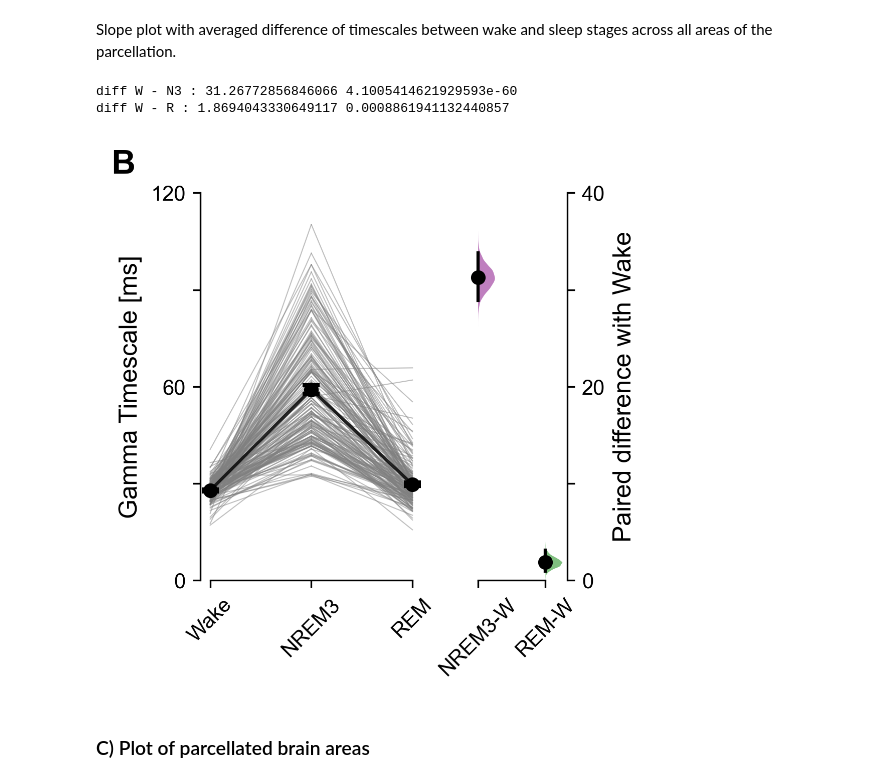
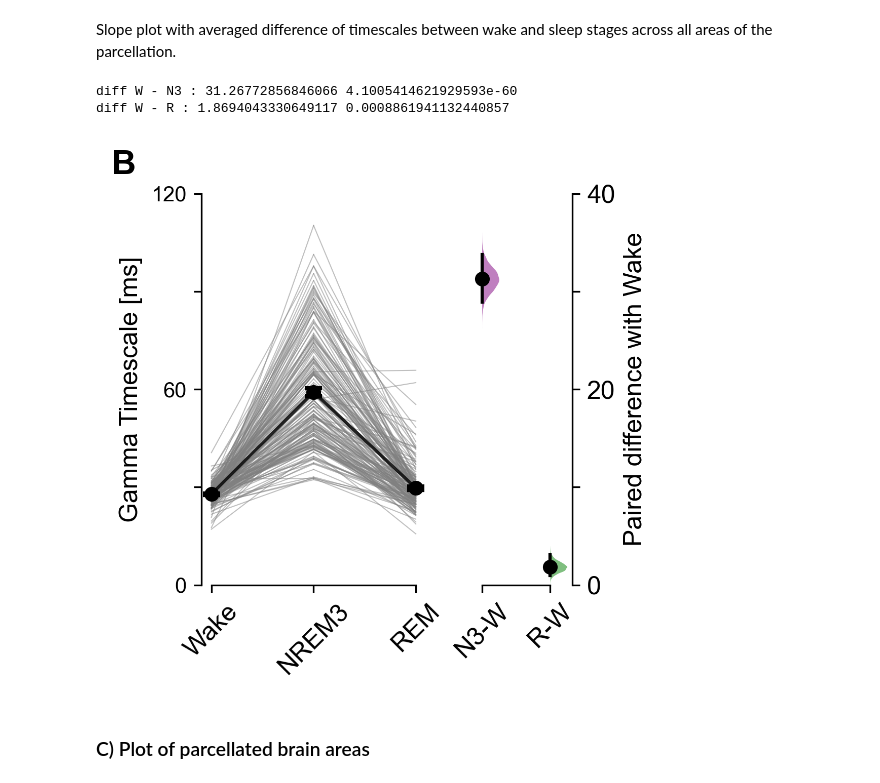
Before and after one commit to cusinatr/MNI-Analysis, a Jupyter notebook: Analysis/Figures/Fig_gamma.ipynb, the cells around one changed output. Cells and saved outputs as stored; diff of their text form; code cells hidden in the pictures.

Commit message:
update and add figures

```diff
--- a/Analysis/Figures/Fig_gamma.ipynb
+++ b/Analysis/Figures/Fig_gamma.ipynb
@@ -163,7 +163,7 @@ axs[0].set_xticks(
     [title_dict[stage] for stage in stages],
     rotation=45,
     ha="center",
-    fontsize=plots.fsize.TICK_SIZE,
+    fontsize=plots.fsize.LABEL_SIZE,
 )
 plots._format_spines(axs[0], s_bounds={"bottom": (0, 2)})
 
@@ -192,37 +192,37 @@ for i, stage in enumerate(stages[1:]):
         x_pos=i,
         ci=list(res_boot.confidence_interval),
         y_boot=res_boot.bootstrap_distribution,
         color=stage_colors[stage],
         pval=None,
     )
 # Plot parameters
 axs[1].set_ylabel("Paired difference with Wake", fontsize=plots.fsize.LABEL_SIZE)
 axs[1].yaxis.set_label_position("right")
 axs[1].yaxis.tick_right()
 axs[1].set_ylim(0, 40)
 axs[1].set_yticks(
     [0, 10, 20, 30, 40],
     labels=[0, "", 20, "", 40],
-    fontsize=plots.fsize.TICK_SIZE,
+    fontsize=plots.fsize.LABEL_SIZE,
 )
 axs[1].set_xticks(
     range(len(stages) - 1),
-    [title_dict[stage] + "-W" for stage in stages[1:]],
+    [stage + "-W" for stage in stages[1:]],
     rotation=45,
-    fontsize=plots.fsize.TICK_SIZE,
+    fontsize=plots.fsize.LABEL_SIZE,
 )
 plots._format_spines(axs[1], s_inv=["top", "left"], s_bounds={"bottom": (0, 1)})
 
 # Annotate panel
 axs[0].text(-0.4, 1.05, "B", transform=axs[0].transAxes, size=16, weight='bold')
 
 # Save figure
 plots.save_figure(fig, fig_path.joinpath(f"tau_change_stages.svg"))
 plt.show()
 # %% [output]
 diff W - N3 : 31.26772856846066 4.1005414621929593e-60
 diff W - R : 1.8694043330649117 0.0008861941132440857
-[figure, old version]
+[figure, new version]
 # %% [markdown]
 ### C) Plot of parcellated brain areas
 # %% [markdown]
```
Also changed, not shown: parts of 1 cell of this notebook, 5 other files.
